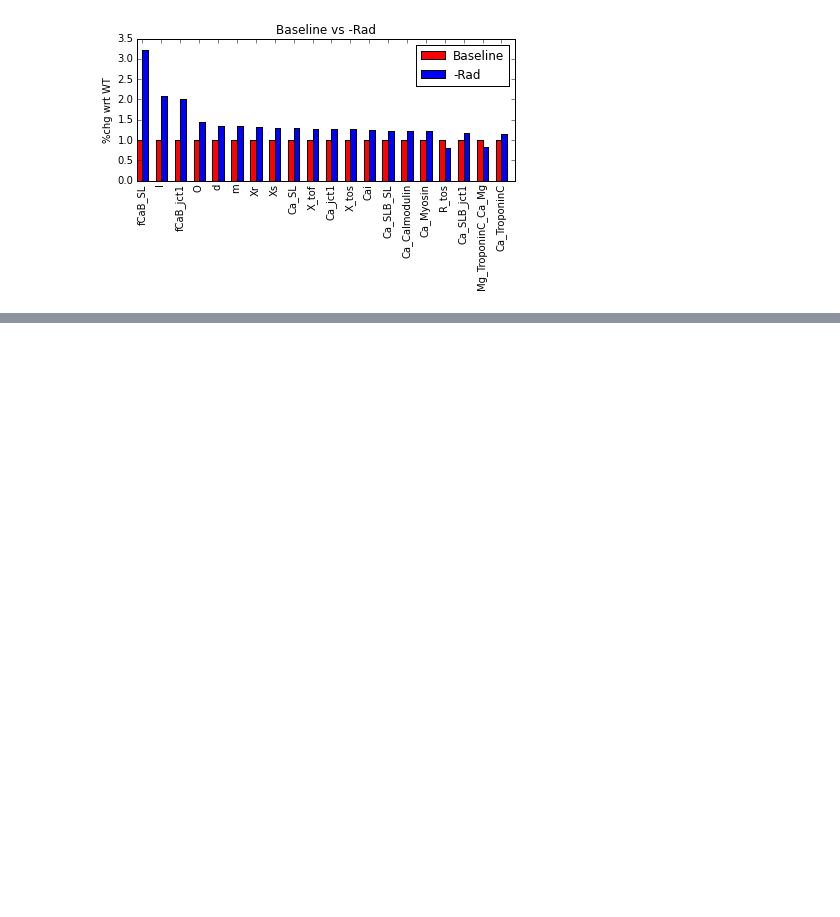
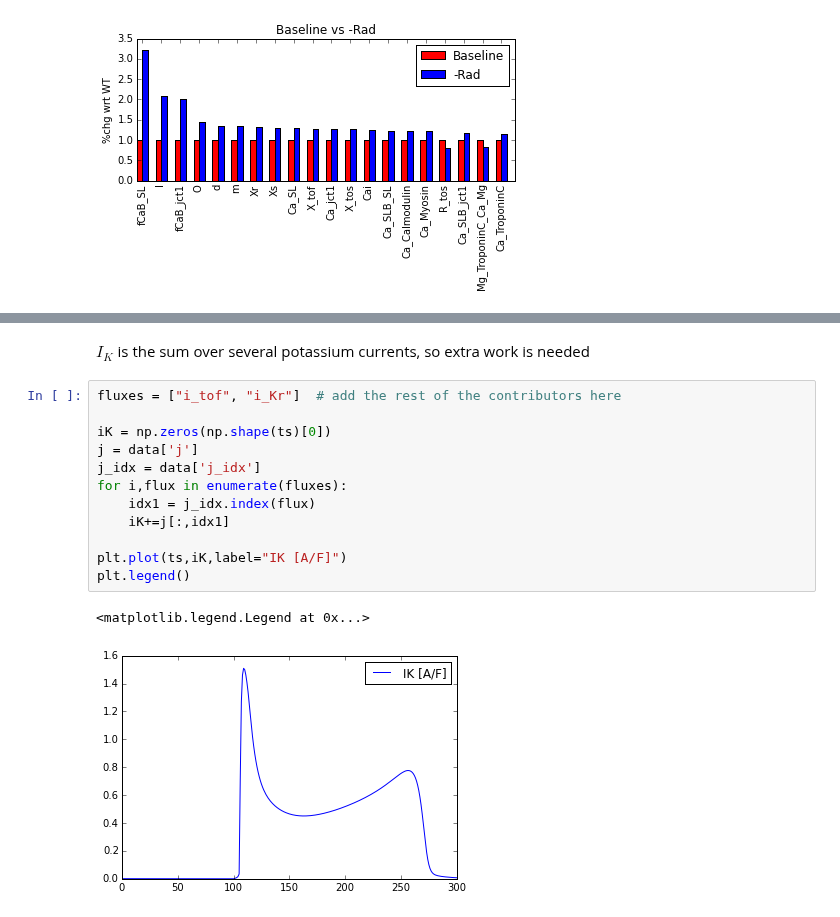
Before and after one commit to huskeypm/wholecell, a Jupyter notebook: AHA.ipynb, the cells around one changed output, grey strips where cells are left out. Cells and saved outputs as stored; diff of their text form; blank space fills up the shorter version.

```diff
--- a/AHA.ipynb
+++ b/AHA.ipynb
@@ -173,0 +209,17 @@ SHOULD BE ABLE TO SURMISE THIS DIRECTLY FROM NEW PICKLE FILES
+# %% [markdown]
+$I_K$ is the sum over several potassium currents, so extra work is needed
+# %%
+fluxes = ["i_tof", "i_Kr"]  # add the rest of the contributors here
+
+iK = np.zeros(np.shape(ts)[0])
+j = data['j']
+j_idx = data['j_idx']
+for i,flux in enumerate(fluxes):
+    idx1 = j_idx.index(flux)
+    iK+=j[:,idx1]
+
+plt.plot(ts,iK,label="IK [A/F]")
+plt.legend()
+# %% [output]
+<matplotlib.legend.Legend at 0x...>
+[figure, added]
```
Also changed, not shown: parts of 5 cells of this notebook, 3 other files.
